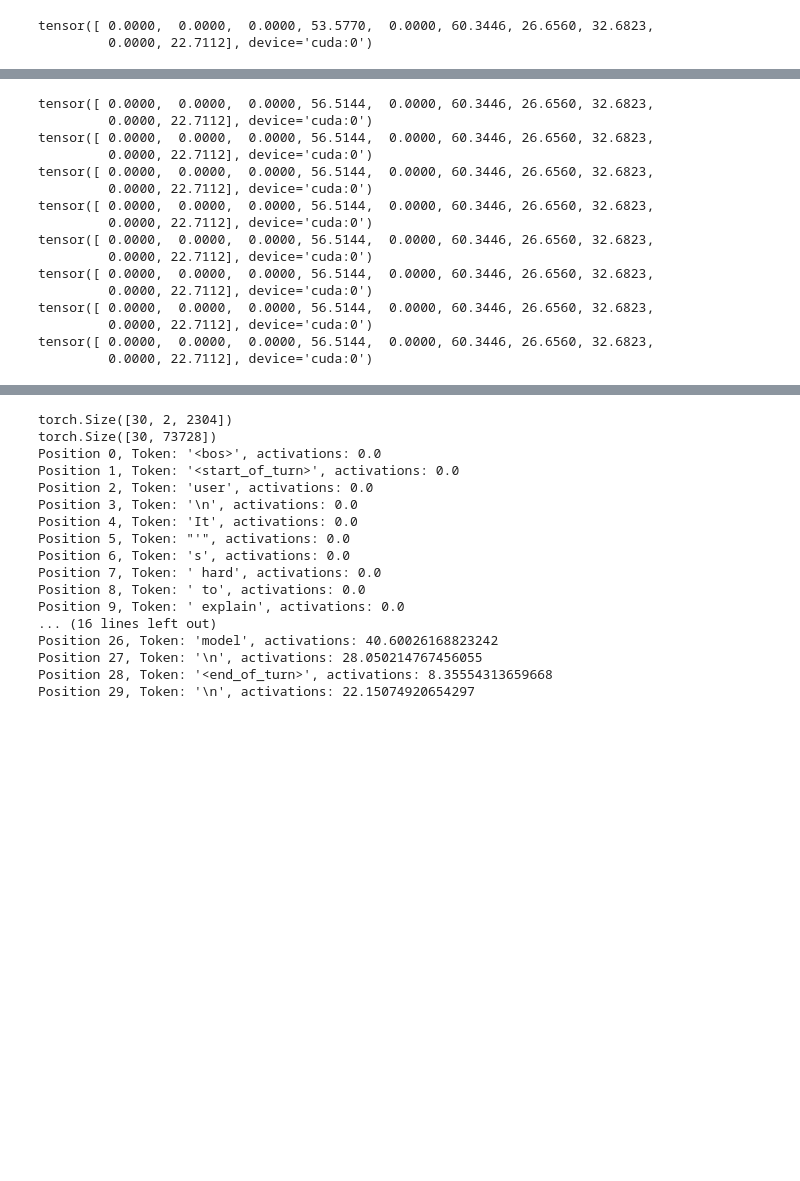
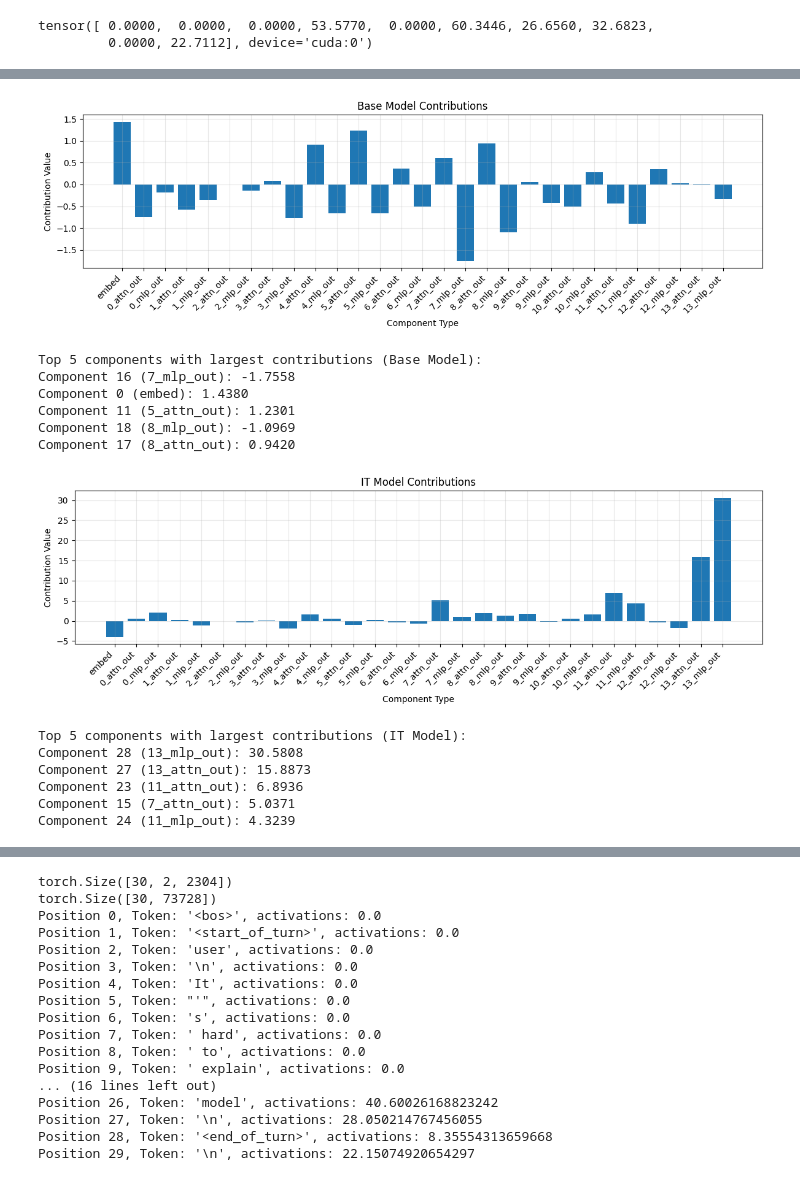
Before and after one commit to good-epic/g2b_base_chat_diff, a Jupyter notebook: attribution.ipynb, the cells around one changed output, grey strips where cells are left out. Drawn from its saved outputs; the diff is of its cells as text; code cells hidden in the pictures; blank space fills up the shorter version.

```diff
--- a/attribution.ipynb
+++ b/attribution.ipynb
@@ -142,40 +125,22 @@ Component 27 (13_attn_out): 13.5726
 Component 23 (11_attn_out): 6.0832
 Component 0 (embed): -5.8524
 Component 15 (7_attn_out): 4.4905
-# %%
-hook_name = "blocks.13.attn.hook_z"
-
-from functools import partial
-
-_, cache_base = gemma2.run_with_cache(prompt)
-
-def ablate_head_hook(value, hook, head, pos):
-    value[:, pos, head, :] *= 0
-    return value
-
-def patch_base_hook(value, hook, pos):
-    value[:, pos, :] = cache_base[hook.name][:, pos, :]
-    return value
-
-for i in range(gemma2_it.cfg.n_heads):
-    with gemma2_it.hooks([(hook_name, partial(ablate_head_hook, pos=-5, head=i))]):
-        _, cache_it_ablated = gemma2_it.run_with_cache(prompt)
-        _, features = crosscoder(torch.stack([l13_act_base, cache["blocks.13.hook_resid_post"][0]], dim=1), output_features=True)
-        print(features[-10:, feature])
-# %% [output]
-tensor([ 0.0000,  0.0000,  0.0000, 56.5144,  0.0000, 60.3446, 26.6560, 32.6823,
-         0.0000, 22.7112], device='cuda:0')
-tensor([ 0.0000,  0.0000,  0.0000, 56.5144,  0.0000, 60.3446, 26.6560, 32.6823,
-         0.0000, 22.7112], device='cuda:0')
-tensor([ 0.0000,  0.0000,  0.0000, 56.5144,  0.0000, 60.3446, 26.6560, 32.6823,
-         0.0000, 22.7112], device='cuda:0')
-tensor([ 0.0000,  0.0000,  0.0000, 56.5144,  0.0000, 60.3446, 26.6560, 32.6823,
-         0.0000, 22.7112], device='cuda:0')
-tensor([ 0.0000,  0.0000,  0.0000, 56.5144,  0.0000, 60.3446, 26.6560, 32.6823,
-         0.0000, 22.7112], device='cuda:0')
-tensor([ 0.0000,  0.0000,  0.0000, 56.5144,  0.0000, 60.3446, 26.6560, 32.6823,
-         0.0000, 22.7112], device='cuda:0')
-tensor([ 0.0000,  0.0000,  0.0000, 56.5144,  0.0000, 60.3446, 26.6560, 32.6823,
-         0.0000, 22.7112], device='cuda:0')
-tensor([ 0.0000,  0.0000,  0.0000, 56.5144,  0.0000, 60.3446, 26.6560, 32.6823,
-         0.0000, 22.7112], device='cuda:0')
+# %%
+contribs_base, contribs_it = get_contributions(cache, cache_it, feature, -5)
+plot_contributions(contribs_base, "Base Model", labels)
+plot_contributions(contribs_it, "IT Model", labels)
+# %% [output]
+[figure, added]
+Top 5 components with largest contributions (Base Model):
+Component 16 (7_mlp_out): -1.7558
+Component 0 (embed): 1.4380
+Component 11 (5_attn_out): 1.2301
+Component 18 (8_mlp_out): -1.0969
+Component 17 (8_attn_out): 0.9420
+[figure, added]
+Top 5 components with largest contributions (IT Model):
+Component 28 (13_mlp_out): 30.5808
+Component 27 (13_attn_out): 15.8873
+Component 23 (11_attn_out): 6.8936
+Component 15 (7_attn_out): 5.0371
+Component 24 (11_mlp_out): 4.3239
```
Also changed, not shown: parts of 8 cells of this notebook.
